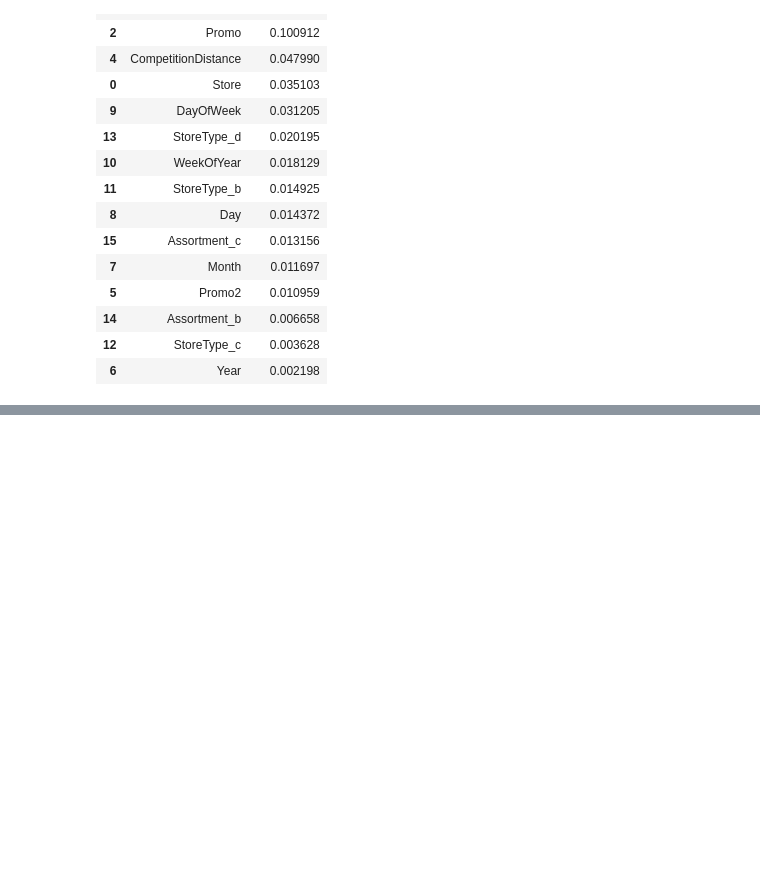
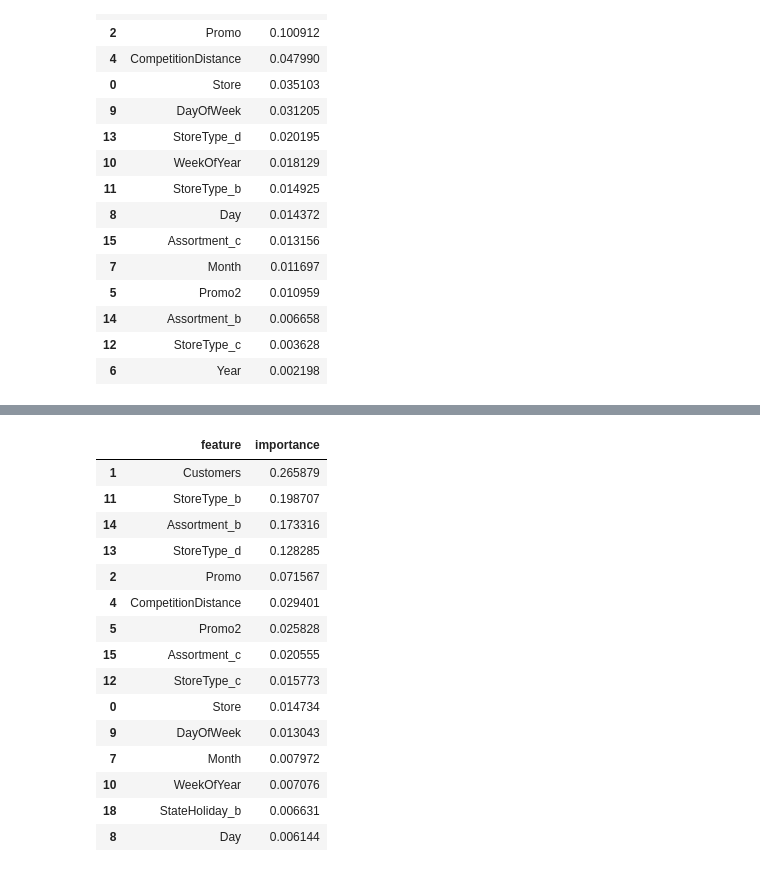
Before and after one commit to gabrieldilay/rossmann-forecast-mvp, a Jupyter notebook: rossmann_faturamento_mvp.ipynb, the cells around one changed output, grey strips where cells are left out. Saved outputs shown, nothing was run; the diff lists cells and outputs as text; code cells hidden in the pictures; blank space fills up the shorter version.

```diff
--- a/rossmann_faturamento_mvp.ipynb
+++ b/rossmann_faturamento_mvp.ipynb
@@ -590,3 +590,62 @@ Top 15 features mais importantes (RF):
 | 14 | Assortment_b | 0.006658 |
 | 12 | StoreType_c | 0.003628 |
 | 6 | Year | 0.002198 |
+# %%
+# ============================================
+# XGBoost baseline — compatível com várias versões
+# Tenta usar EarlyStopping via callback; se não der, segue sem.
+# ============================================
+from xgboost import XGBRegressor
+import numpy as np
+import pandas as pd
+from sklearn.metrics import mean_absolute_error, mean_squared_error, r2_score
+
+xgb = XGBRegressor(
+    n_estimators=500,
+    learning_rate=0.05,
+    max_depth=8,
+    subsample=0.8,
+    colsample_bytree=0.8,
+    reg_lambda=1.0,
+    objective="reg:squarederror",
+    n_jobs=-1,
+    random_state=42
+)
+
+used_early_stopping = False
+
+try:
+    # Plano B: usar callback de early stopping (se existir na sua versão)
+    from xgboost.callback import EarlyStopping
+    cb = [EarlyStopping(rounds=50, save_best=True)]
+    xgb.fit(X_train, y_train, eval_set=[(X_val, y_val)], callbacks=cb, verbose=False)
+    used_early_stopping = True
+except Exception as e:
+    # Plano A: fallback sem early stopping (compatível com qualquer versão)
+    print(f"[Aviso] EarlyStopping indisponível ({e}). Treinando sem early stopping.")
+    xgb.fit(X_train, y_train, eval_set=[(X_val, y_val)], verbose=False)
+
+# Predição e métricas
+y_pred_xgb = xgb.predict(X_val)
+
+mae  = mean_absolute_error(y_val, y_pred_xgb)
+rmse = np.sqrt(mean_squared_error(y_val, y_pred_xgb))
+mape = np.mean(np.abs((y_val - y_pred_xgb) / y_val)) * 100
+r2   = r2_score(y_val, y_pred_xgb)
+
+print("📊 Avaliação - XGBoost (baseline)")
+print(f"MAE : {mae:.2f}")
+print(f"RMSE: {rmse:.2f}")
+print(f"MAPE: {mape:.2f}%")
+print(f"R²  : {r2:.3f}")
+print("Early stopping usado?", used_early_stopping)
+
+# Importância de variáveis
+importances = pd.DataFrame({
+    "feature": X_train.columns,
+    "importance": xgb.feature_importances_
+}).sort_values("importance", ascending=False)
+
+print("\nTop 15 features mais importantes (XGB):")
+display(importances.head(15))
+# %% [output]
@@ -592,0 +661,16 @@ Top 15 features mais importantes (RF):
+|  | feature | importance |
+| 1 | Customers | 0.265879 |
+| 11 | StoreType_b | 0.198707 |
+| 14 | Assortment_b | 0.173316 |
+| 13 | StoreType_d | 0.128285 |
+| 2 | Promo | 0.071567 |
+| 4 | CompetitionDistance | 0.029401 |
+| 5 | Promo2 | 0.025828 |
+| 15 | Assortment_c | 0.020555 |
+| 12 | StoreType_c | 0.015773 |
+| 0 | Store | 0.014734 |
+| 9 | DayOfWeek | 0.013043 |
+| 7 | Month | 0.007972 |
+| 10 | WeekOfYear | 0.007076 |
+| 18 | StateHoliday_b | 0.006631 |
+| 8 | Day | 0.006144 |
```
Also changed, not shown: parts of 16 cells of this notebook.
